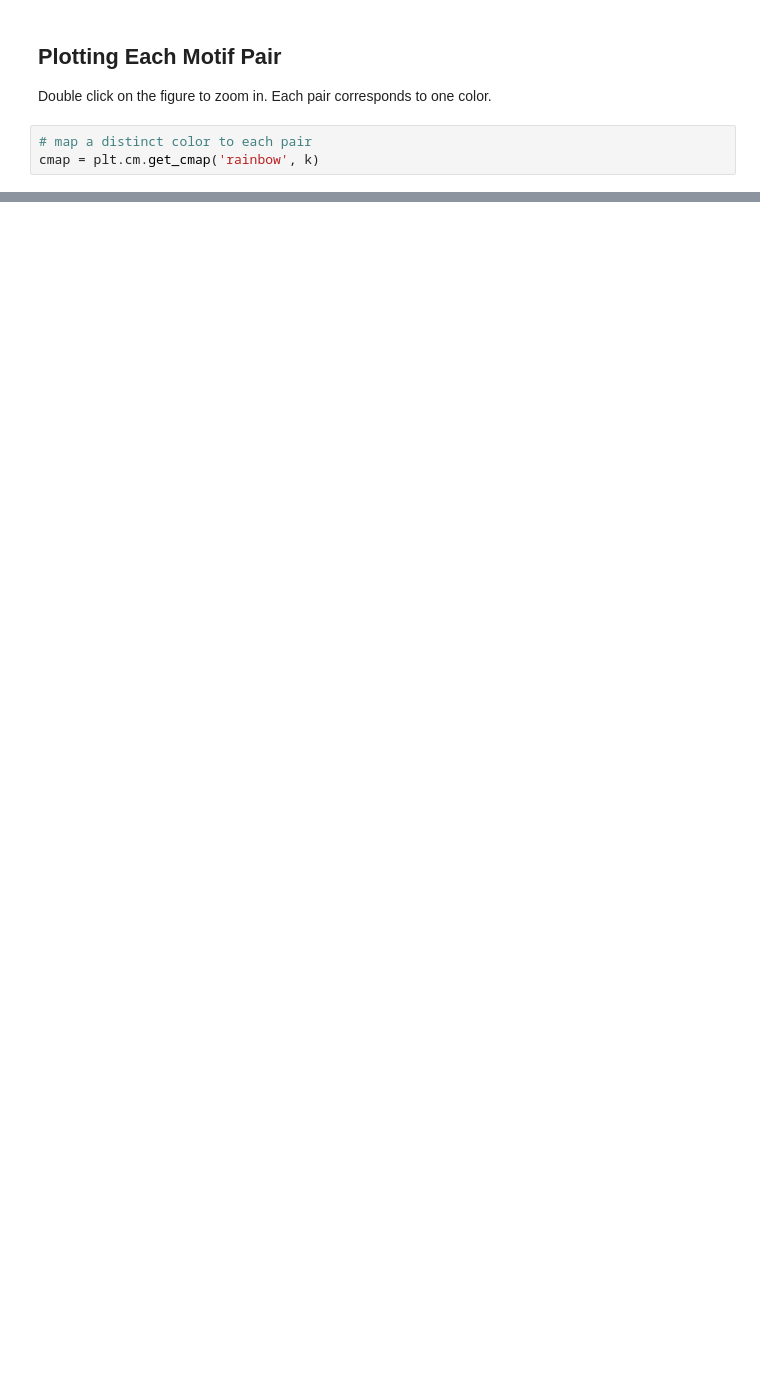
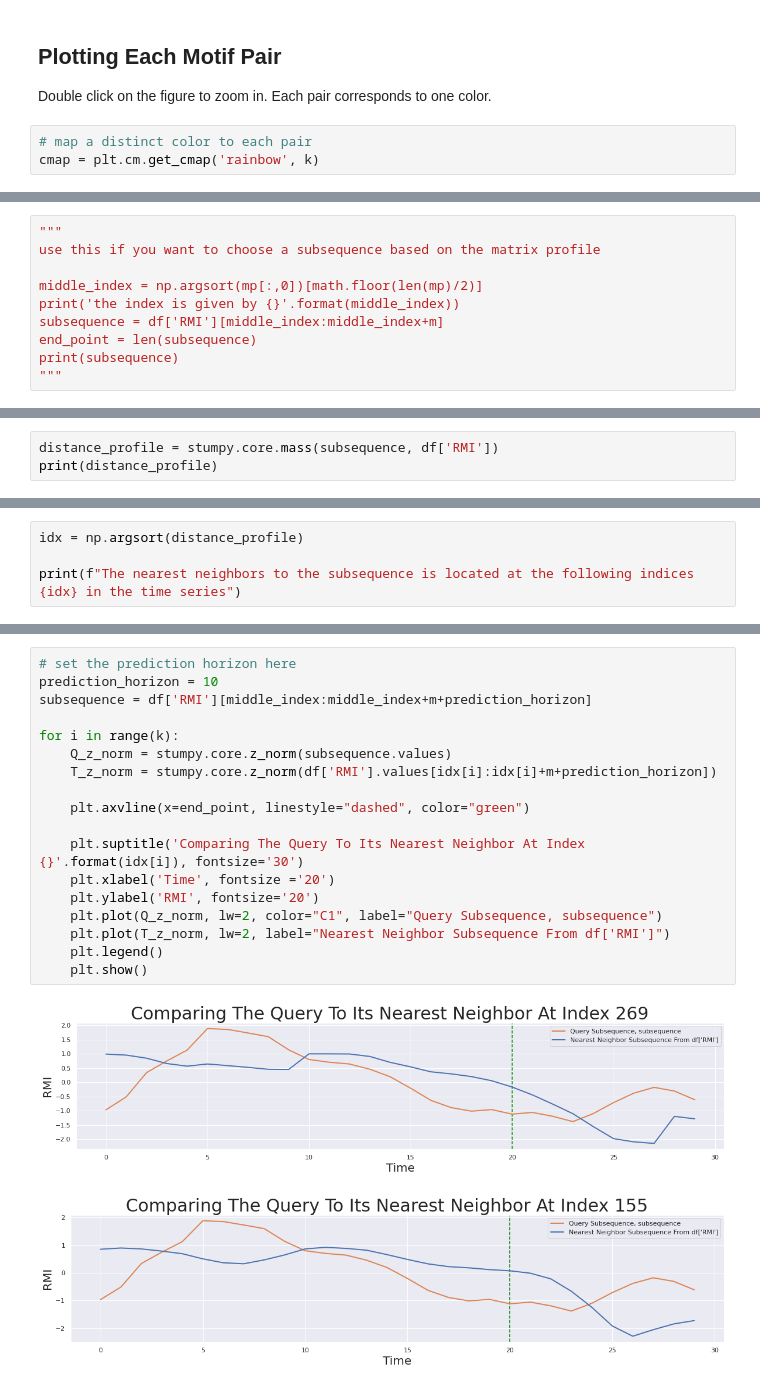
Before and after one commit to K-Winkles/time-series-prediction, a Jupyter notebook: time-series-prediction.ipynb, the cells around one changed output, grey strips where cells are left out. Cells and saved outputs as stored; diff of their text form; blank space fills up the shorter version.

```diff
--- a/time-series-prediction.ipynb
+++ b/time-series-prediction.ipynb
@@ -158,0 +192,10 @@ plt.show()
+# %%
+"""
+use this if you want to choose a subsequence based on the matrix profile
+
+middle_index = np.argsort(mp[:,0])[math.floor(len(mp)/2)]
+print('the index is given by {}'.format(middle_index))
+subsequence = df['RMI'][middle_index:middle_index+m]
+end_point = len(subsequence)
+print(subsequence)
+"""
@@ -160,0 +208,3 @@ plt.show()
+# %%
+distance_profile = stumpy.core.mass(subsequence, df['RMI'])
+print(distance_profile)
@@ -160,0 +213,4 @@ plt.show()
+# %%
+idx = np.argsort(distance_profile)
+
+print(f"The nearest neighbors to the subsequence is located at the following indices {idx} in the time series")
@@ -160,0 +221,21 @@ plt.show()
+# %%
+# set the prediction horizon here
+prediction_horizon = 10
+subsequence = df['RMI'][middle_index:middle_index+m+prediction_horizon]
+
+for i in range(k):
+    Q_z_norm = stumpy.core.z_norm(subsequence.values)
+    T_z_norm = stumpy.core.z_norm(df['RMI'].values[idx[i]:idx[i]+m+prediction_horizon])
+
+    plt.axvline(x=end_point, linestyle="dashed", color="green")
+
+    plt.suptitle('Comparing The Query To Its Nearest Neighbor At Index {}'.format(idx[i]), fontsize='30')
+    plt.xlabel('Time', fontsize ='20')
+    plt.ylabel('RMI', fontsize='20')
+    plt.plot(Q_z_norm, lw=2, color="C1", label="Query Subsequence, subsequence")
+    plt.plot(T_z_norm, lw=2, label="Nearest Neighbor Subsequence From df['RMI']")
+    plt.legend()
+    plt.show()
+# %% [output]
+[figure, added]
+[figure, added]
```
Also changed, not shown: parts of 17 cells of this notebook.
